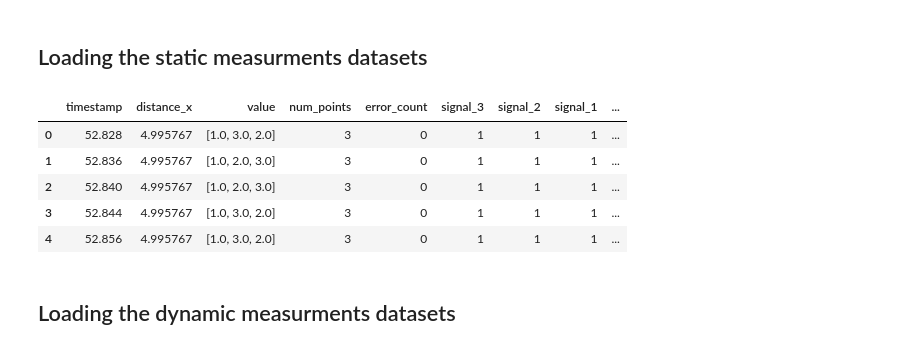
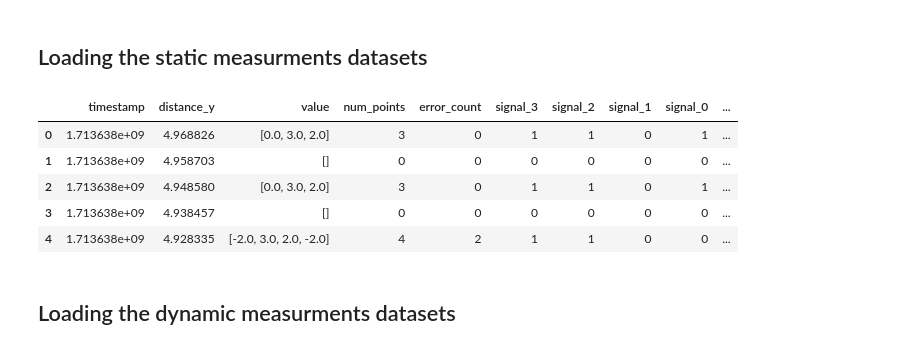
Before and after one commit to MarlonRiv/uvdar_core, a Jupyter notebook: scripts/Processing_evaluation_distance.ipynb, the cells around one changed output. Cells and saved outputs as stored; diff of their text form; code cells hidden in the pictures.

```diff
--- a/scripts/Processing_evaluation_distance.ipynb
+++ b/scripts/Processing_evaluation_distance.ipynb
@@ -173,41 +222,53 @@ import os
 import numpy as np
 
 
-# Load the data of threshold 50
+""" # Load the data of threshold 50
 input_csv_path = os.path.expanduser('~/Desktop/MRS_Master_Project/rosbags/simulation/combined_static_standard_th_50_v2_processed.csv')
 data_static_50 = pd.read_csv(input_csv_path)
 data_static_50.head(5)
 
 # Load the data of threshold 100
 input_csv_path = os.path.expanduser('~/Desktop/MRS_Master_Project/rosbags/simulation/combined_static_standard_th_100_v2_1_processed.csv')
 data_static_100 = pd.read_csv(input_csv_path)
 
 # Load the data of threshold 150
 input_csv_path = os.path.expanduser('~/Desktop/MRS_Master_Project/rosbags/simulation/combined_static_standard_th_150_v2_processed.csv')
 data_static_150 = pd.read_csv(input_csv_path)
 
 # Load the data of threshold 200
 input_csv_path = os.path.expanduser('~/Desktop/MRS_Master_Project/rosbags/simulation/combined_static_standard_th_200_v2_processed.csv')
 data_static_200 = pd.read_csv(input_csv_path)
 data_static_200.head(5)
 
 
 #Load the data of adaptive
 input_csv_path = os.path.expanduser('~/Desktop/MRS_Master_Project/rosbags/simulation/combined_static_kl_adaptive_v2_processed.csv')
 data_static_kl_adaptive = pd.read_csv(input_csv_path)
 data_static_kl_adaptive.head(5)
 
 #Load the data of otsu adaptive
 input_csv_path = os.path.expanduser('~/Desktop/MRS_Master_Project/rosbags/simulation/combined_static_otsu_adaptive_v2_processed.csv')
 data_static_otsu_adaptive = pd.read_csv(input_csv_path)
 data_static_otsu_adaptive.head(5)
+ """
+
+
+
+input_csv_path = os.path.expanduser('~/Desktop/MRS_Master_Project/rosbags/rw/processed_csv/otsu_exp1_processed.csv')
+data_static_otsu_adaptive = pd.read_csv(input_csv_path)
+data_static_otsu_adaptive.head(5)
+
+#Data for the kl_exp1
+input_csv_path = os.path.expanduser('~/Desktop/MRS_Master_Project/rosbags/rw/processed_csv/kl_exp1_processed.csv')
+data_static_kl_adaptive = pd.read_csv(input_csv_path)
+data_static_kl_adaptive.head(5)
 # %% [output]
-|  | timestamp | distance_x | value | num_points | error_count | signal_3 | signal_2 | signal_1 | ... |
-| 0 | 52.828 | 4.995767 | [1.0, 3.0, 2.0] | 3 | 0 | 1 | 1 | 1 | ... |
-| 1 | 52.836 | 4.995767 | [1.0, 2.0, 3.0] | 3 | 0 | 1 | 1 | 1 | ... |
-| 2 | 52.840 | 4.995767 | [1.0, 2.0, 3.0] | 3 | 0 | 1 | 1 | 1 | ... |
-| 3 | 52.844 | 4.995767 | [1.0, 3.0, 2.0] | 3 | 0 | 1 | 1 | 1 | ... |
-| 4 | 52.856 | 4.995767 | [1.0, 3.0, 2.0] | 3 | 0 | 1 | 1 | 1 | ... |
+|  | timestamp | distance_y | value | num_points | error_count | signal_3 | signal_2 | signal_1 | signal_0 | ... |
+| 0 | 1.713638e+09 | 4.968826 | [0.0, 3.0, 2.0] | 3 | 0 | 1 | 1 | 0 | 1 | ... |
+| 1 | 1.713638e+09 | 4.958703 | [] | 0 | 0 | 0 | 0 | 0 | 0 | ... |
+| 2 | 1.713638e+09 | 4.948580 | [0.0, 3.0, 2.0] | 3 | 0 | 1 | 1 | 0 | 1 | ... |
+| 3 | 1.713638e+09 | 4.938457 | [] | 0 | 0 | 0 | 0 | 0 | 0 | ... |
+| 4 | 1.713638e+09 | 4.928335 | [-2.0, 3.0, 2.0, -2.0] | 4 | 2 | 1 | 1 | 0 | 0 | ... |
 # %% [markdown]
 ## Loading the dynamic measurments datasets
 # %%
```
Also changed, not shown: parts of 6 cells of this notebook, 4 other files.
